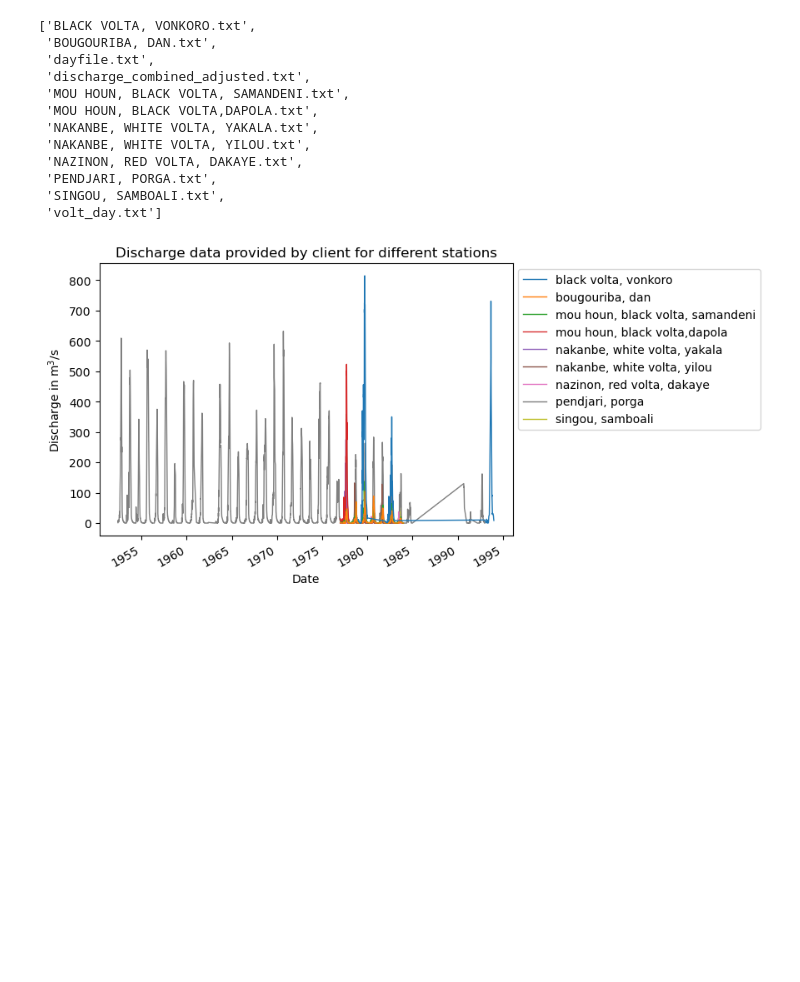
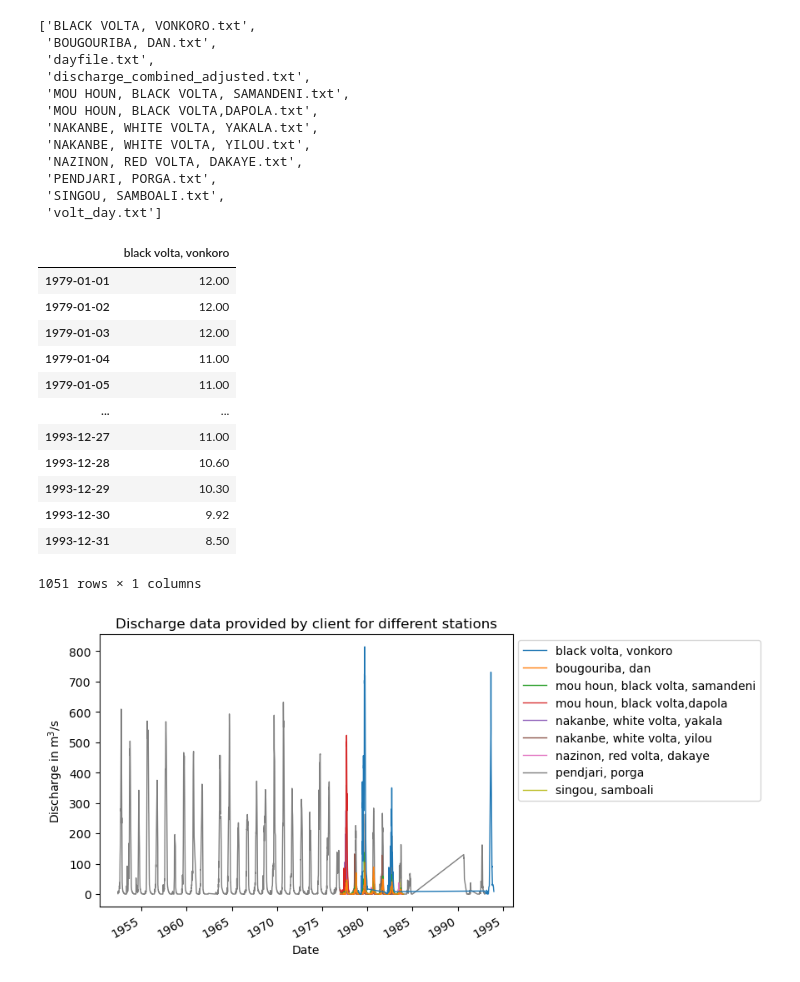
Before and after one commit to Daafip/Volta-burkina-faso, a Jupyter notebook: data/discharge data volta/discharge data.ipynb, the cells around one changed output. Drawn from its saved outputs; the diff is of its cells as text; code cells hidden in the pictures; blank space fills up the shorter version.

```diff
--- a/data/discharge data volta/discharge data.ipynb
+++ b/data/discharge data volta/discharge data.ipynb
@@ -108,6 +108,22 @@ for i in range(len(locations)):
 
 # remove unrealisticly high data
 df_per_location_lst[-2] = df_per_location_lst[-2][df_per_location_lst[-2] < 1e6]
+# %%
+df_per_location_lst[0]
+# %% [output]
+|  | black volta, vonkoro |
+| 1979-01-01 | 12.00 |
+| 1979-01-02 | 12.00 |
+| 1979-01-03 | 12.00 |
+| 1979-01-04 | 11.00 |
+| 1979-01-05 | 11.00 |
+| ... | ... |
+| 1993-12-27 | 11.00 |
+| 1993-12-28 | 10.60 |
+| 1993-12-29 | 10.30 |
+| 1993-12-30 | 9.92 |
+| 1993-12-31 | 8.50 |
+1051 rows × 1 columns
 # %%
 # plot the data above
 fig, ax = plt.subplots(1)
```
Also changed, not shown: parts of 3 cells of this notebook, 14 other files.
